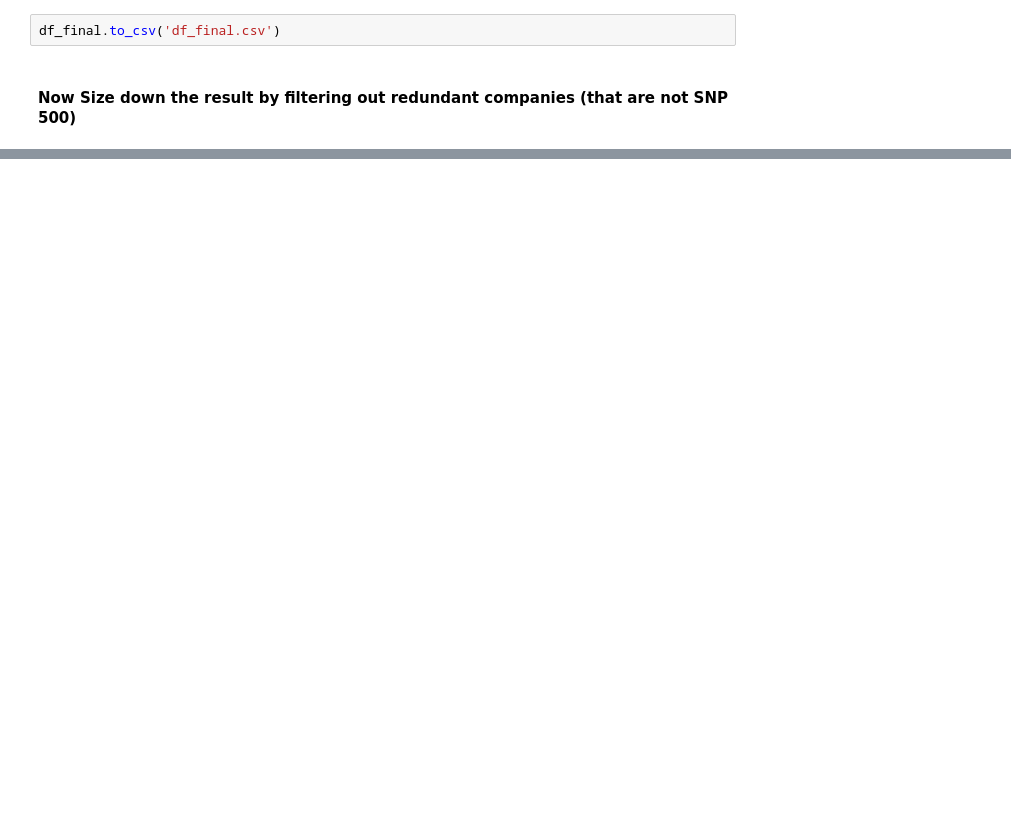
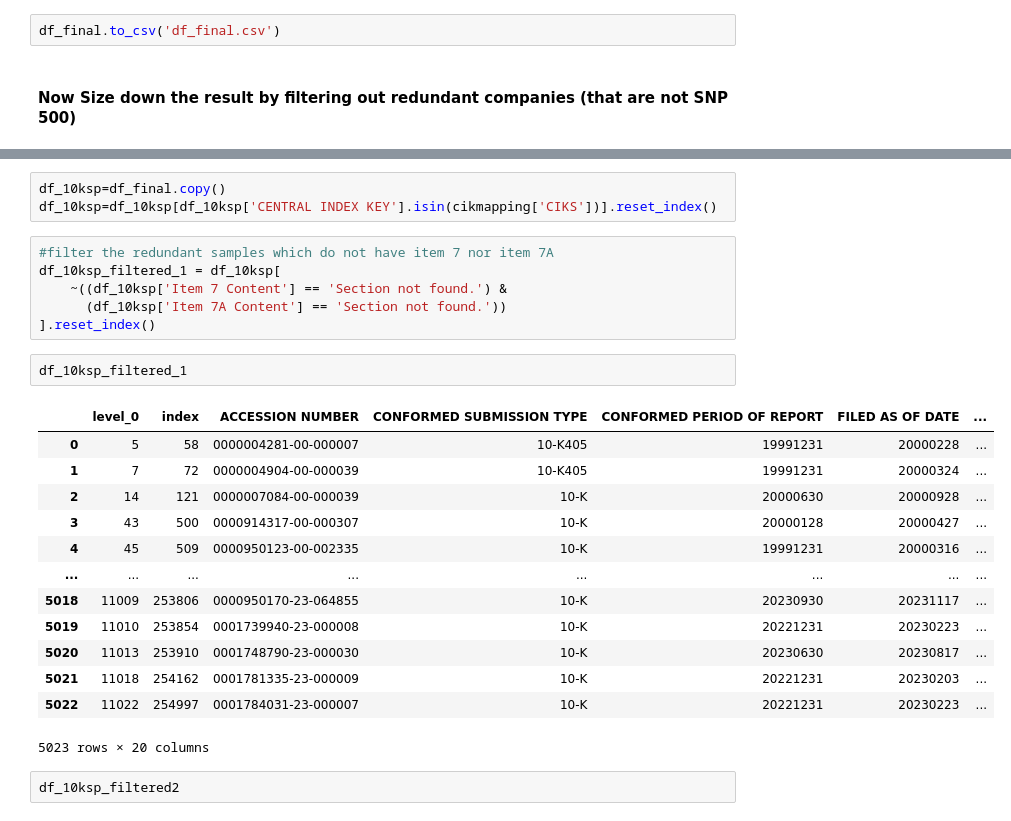
Before and after one commit to wanjeans33/10ksentimentalanalysis, a Jupyter notebook: 10kdata_wrangling.ipynb, the cells around one changed output, grey strips where cells are left out. Drawn from its saved outputs; the diff is of its cells as text; blank space fills up the shorter version.

```diff
--- a/10kdata_wrangling.ipynb
+++ b/10kdata_wrangling.ipynb
@@ -497,0 +494,27 @@ cikmapping
+# %%
+df_10ksp=df_final.copy()
+df_10ksp=df_10ksp[df_10ksp['CENTRAL INDEX KEY'].isin(cikmapping['CIKS'])].reset_index()
+# %%
+#filter the redundant samples which do not have item 7 nor item 7A
+df_10ksp_filtered_1 = df_10ksp[
+    ~((df_10ksp['Item 7 Content'] == 'Section not found.') &
+      (df_10ksp['Item 7A Content'] == 'Section not found.'))
+].reset_index()
+# %%
+df_10ksp_filtered_1
+# %% [output]
+|  | level_0 | index | ACCESSION NUMBER | CONFORMED SUBMISSION TYPE | CONFORMED PERIOD OF REPORT | FILED AS OF DATE | ... |
+| 0 | 5 | 58 | 0000004281-00-000007 | 10-K405 | 19991231 | 20000228 | ... |
+| 1 | 7 | 72 | 0000004904-00-000039 | 10-K405 | 19991231 | 20000324 | ... |
+| 2 | 14 | 121 | 0000007084-00-000039 | 10-K | 20000630 | 20000928 | ... |
+| 3 | 43 | 500 | 0000914317-00-000307 | 10-K | 20000128 | 20000427 | ... |
+| 4 | 45 | 509 | 0000950123-00-002335 | 10-K | 19991231 | 20000316 | ... |
+| ... | ... | ... | ... | ... | ... | ... | ... |
+| 5018 | 11009 | 253806 | 0000950170-23-064855 | 10-K | 20230930 | 20231117 | ... |
+| 5019 | 11010 | 253854 | 0001739940-23-000008 | 10-K | 20221231 | 20230223 | ... |
+| 5020 | 11013 | 253910 | 0001748790-23-000030 | 10-K | 20230630 | 20230817 | ... |
+| 5021 | 11018 | 254162 | 0001781335-23-000009 | 10-K | 20221231 | 20230203 | ... |
+| 5022 | 11022 | 254997 | 0001784031-23-000007 | 10-K | 20221231 | 20230223 | ... |
+5023 rows × 20 columns
+# %%
+df_10ksp_filtered2
```
Also changed, not shown: parts of 4 cells of this notebook.
